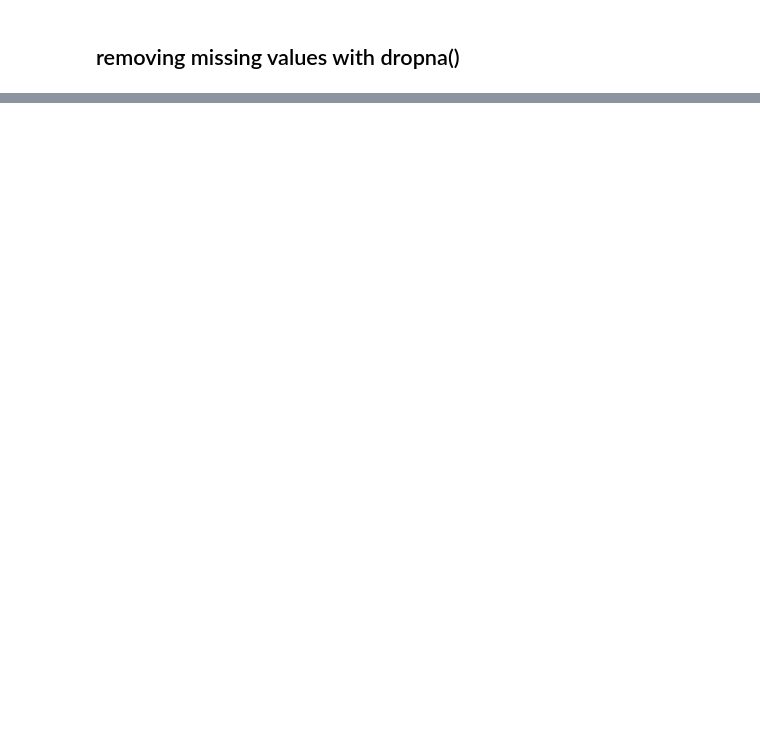
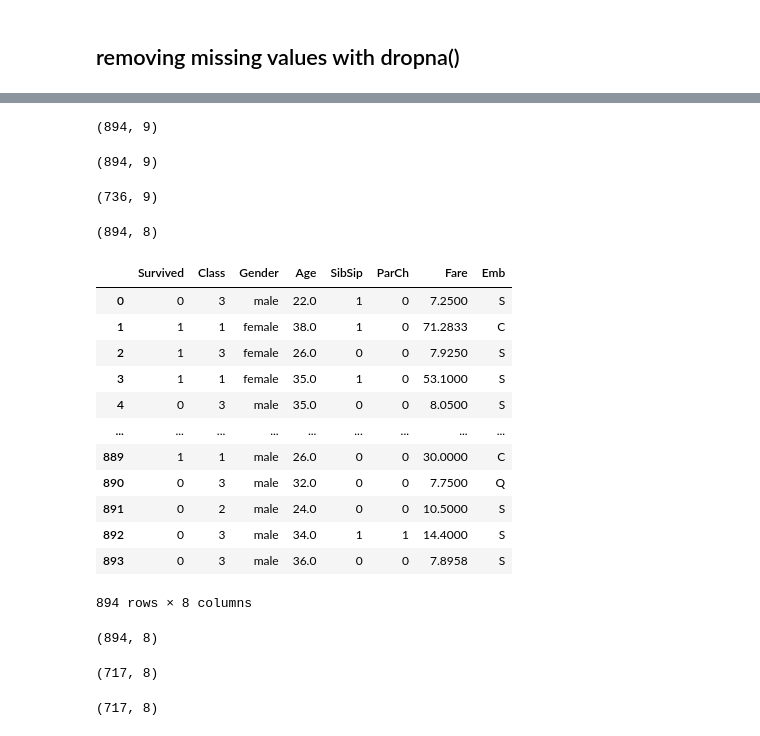
Before and after one commit to HeyThatsViv/Pandas-Udemy-Course, a Jupyter notebook: Course_Materials_Part2/Video_Lecture_NBs/Cleaning data.ipynb, the cells around one changed output, grey strips where cells are left out. Drawn from its saved outputs; the diff is of its cells as text; code cells hidden in the pictures; blank space fills up the shorter version.

```diff
--- a/Course_Materials_Part2/Video_Lecture_NBs/Cleaning data.ipynb
+++ b/Course_Materials_Part2/Video_Lecture_NBs/Cleaning data.ipynb
@@ -738,0 +811,46 @@ summer[summer.isna().any(axis=1)]
+# %%
+titanic.dropna(axis=0, how='all').shape
+# %% [output]
+(894, 9)
+# %%
+titanic.dropna(axis=1, how='all').shape
+# %% [output]
+(894, 9)
+# %%
+titanic.dropna(axis=0, thresh=8).shape
+# %% [output]
+(736, 9)
+# %%
+titanic.dropna(axis=1, thresh=500).shape
+# %% [output]
+(894, 8)
+# %%
+titanic.dropna(axis=1, thresh=500, inplace=True)
+# %%
+titanic
+# %% [output]
+|  | Survived | Class | Gender | Age | SibSip | ParCh | Fare | Emb |
+| 0 | 0 | 3 | male | 22.0 | 1 | 0 | 7.2500 | S |
+| 1 | 1 | 1 | female | 38.0 | 1 | 0 | 71.2833 | C |
+| 2 | 1 | 3 | female | 26.0 | 0 | 0 | 7.9250 | S |
+| 3 | 1 | 1 | female | 35.0 | 1 | 0 | 53.1000 | S |
+| 4 | 0 | 3 | male | 35.0 | 0 | 0 | 8.0500 | S |
+| ... | ... | ... | ... | ... | ... | ... | ... | ... |
+| 889 | 1 | 1 | male | 26.0 | 0 | 0 | 30.0000 | C |
+| 890 | 0 | 3 | male | 32.0 | 0 | 0 | 7.7500 | Q |
+| 891 | 0 | 2 | male | 24.0 | 0 | 0 | 10.5000 | S |
+| 892 | 0 | 3 | male | 34.0 | 1 | 1 | 14.4000 | S |
+| 893 | 0 | 3 | male | 36.0 | 0 | 0 | 7.8958 | S |
+894 rows × 8 columns
+# %%
+titanic.shape
+# %% [output]
+(894, 8)
+# %%
+titanic.dropna(axis=0, subset=['Survived', 'Class', 'Gender', 'Age'], thresh=4).shape
+# %% [output]
+(717, 8)
+# %%
+titanic.dropna(axis=0, subset=['Survived', 'Class', 'Gender', 'Age'], how='any').shape
+# %% [output]
+(717, 8)
```
Also changed, not shown: parts of 15 cells of this notebook.
